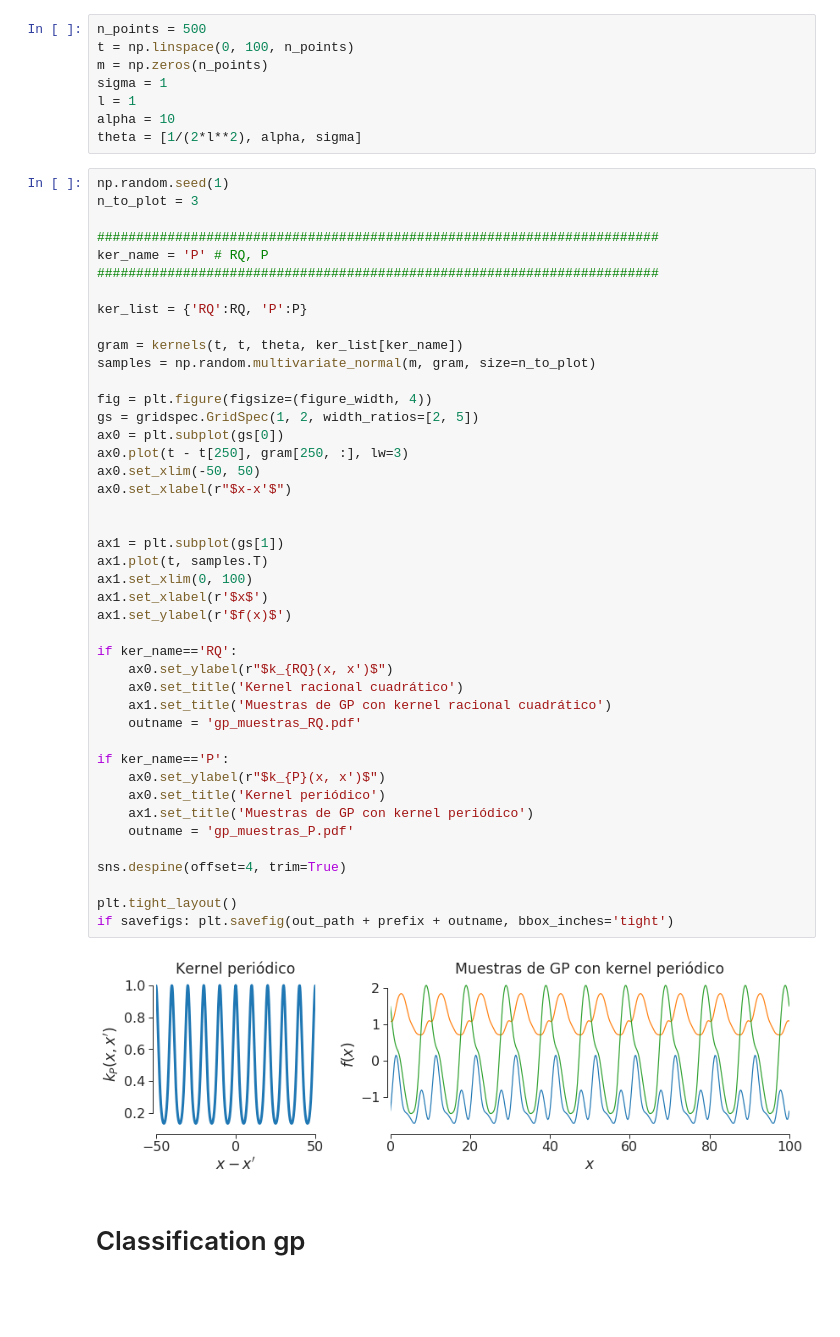
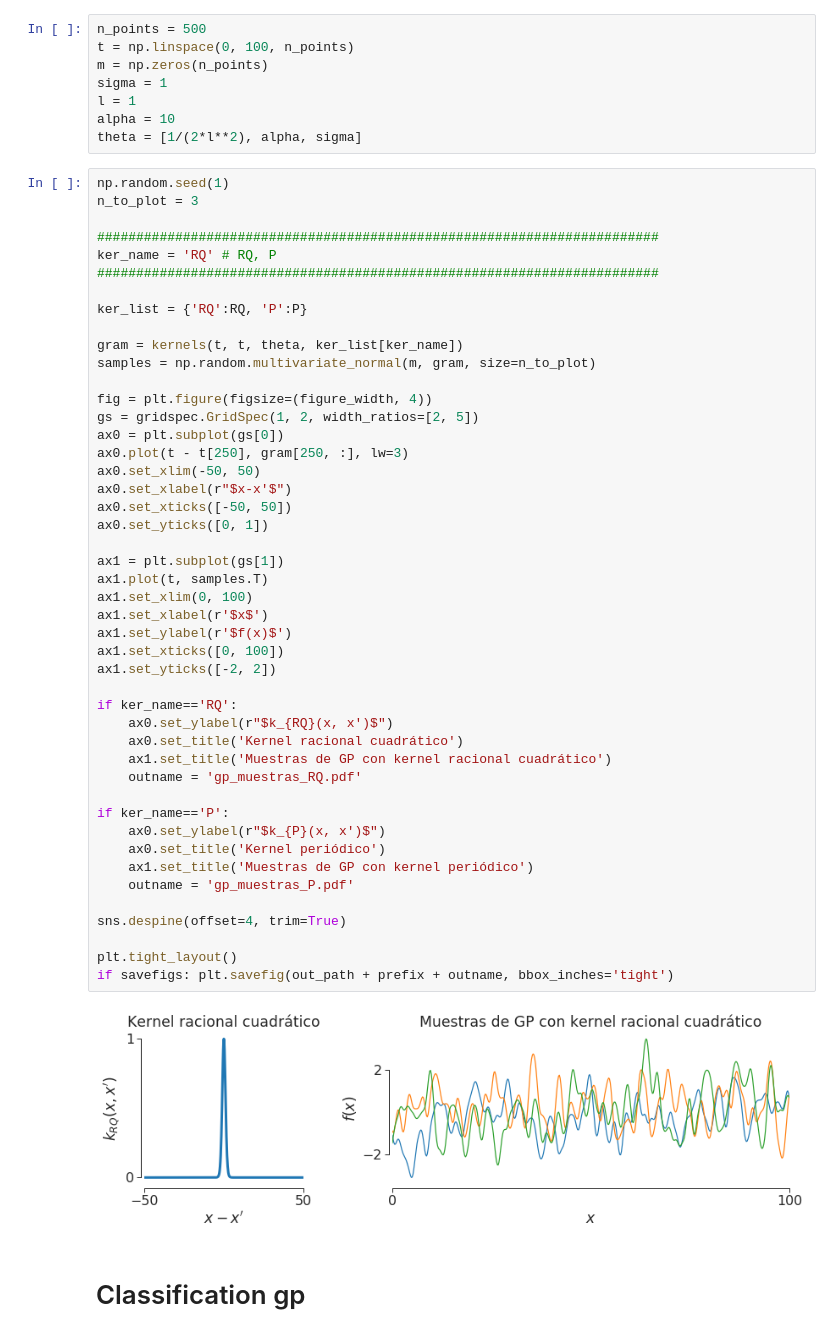
Before and after one commit to GAMES-UChile/Curso-Aprendizaje-de-Maquinas, a Jupyter notebook: Figuras.ipynb, the cells around one changed output. Saved outputs shown, nothing was run; the diff lists cells and outputs as text; blank space fills up the shorter version.

```diff
--- a/Figuras.ipynb
+++ b/Figuras.ipynb
@@ -1372,7 +1383,7 @@ np.random.seed(1)
 n_to_plot = 3
 
 ########################################################################
-ker_name = 'P' # RQ, P
+ker_name = 'RQ' # RQ, P
 ########################################################################
 
 ker_list = {'RQ':RQ, 'P':P}
@@ -1383,35 +1394,38 @@ samples = np.random.multivariate_normal(m, gram, size=n_to_plot)
 fig = plt.figure(figsize=(figure_width, 4))
 gs = gridspec.GridSpec(1, 2, width_ratios=[2, 5])
 ax0 = plt.subplot(gs[0])
 ax0.plot(t - t[250], gram[250, :], lw=3)
 ax0.set_xlim(-50, 50)
 ax0.set_xlabel(r"$x-x'$")
-
+ax0.set_xticks([-50, 50])
+ax0.set_yticks([0, 1])
 
 ax1 = plt.subplot(gs[1])
 ax1.plot(t, samples.T)
 ax1.set_xlim(0, 100)
 ax1.set_xlabel(r'$x$')
 ax1.set_ylabel(r'$f(x)$')
+ax1.set_xticks([0, 100])
+ax1.set_yticks([-2, 2])
 
 if ker_name=='RQ':
     ax0.set_ylabel(r"$k_{RQ}(x, x')$")
     ax0.set_title('Kernel racional cuadrático')
     ax1.set_title('Muestras de GP con kernel racional cuadrático')
     outname = 'gp_muestras_RQ.pdf'
 
 if ker_name=='P':
     ax0.set_ylabel(r"$k_{P}(x, x')$")
     ax0.set_title('Kernel periódico')
     ax1.set_title('Muestras de GP con kernel periódico')
     outname = 'gp_muestras_P.pdf'
 
 sns.despine(offset=4, trim=True)
 
 plt.tight_layout()
 if savefigs: plt.savefig(out_path + prefix + outname, bbox_inches='tight')
 # %% [output]
-[figure, old version]
+[figure, new version]
 # %% [markdown]
 # Classification gp
 # %%
```
Also changed, not shown: parts of 8 cells of this notebook, 10 other files.
